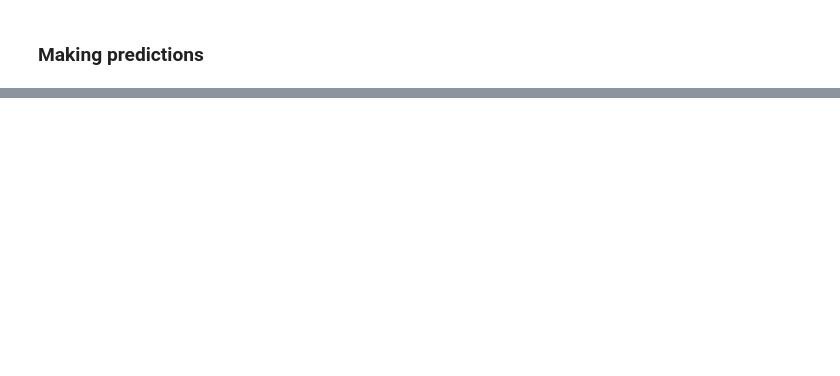
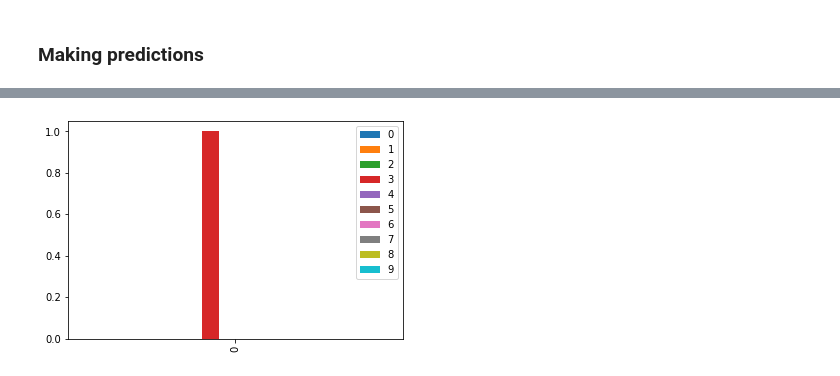
Before and after one commit to sdgroeve/EuBIC2022_workshop_ML, a Jupyter notebook: mnist_digit_deep_learning.ipynb, the cells around one changed output, grey strips where cells are left out. Saved outputs shown, nothing was run; the diff lists cells and outputs as text; code cells hidden in the pictures; blank space fills up the shorter version.

```diff
--- a/mnist_digit_deep_learning.ipynb
+++ b/mnist_digit_deep_learning.ipynb
@@ -63,13 +177,15 @@ print(predictions)
 # %%
 from keras.preprocessing import image
+import pandas as pd
 
 img = image.load_img('chicken.jpg', target_size=(28, 28), color_mode="grayscale")
 x = image.img_to_array(img)
 x = np.expand_dims(x, axis=0)
 
 images = np.vstack([x])
-predictions = model.predict_proba(images, batch_size=10)
-print(predictions)
+predictions = model.predict(images)
 
 pd.DataFrame(predictions).plot.bar()
 plt.show()
+# %% [output]
+[figure, added]
```
Also changed, not shown: parts of 10 cells of this notebook.
